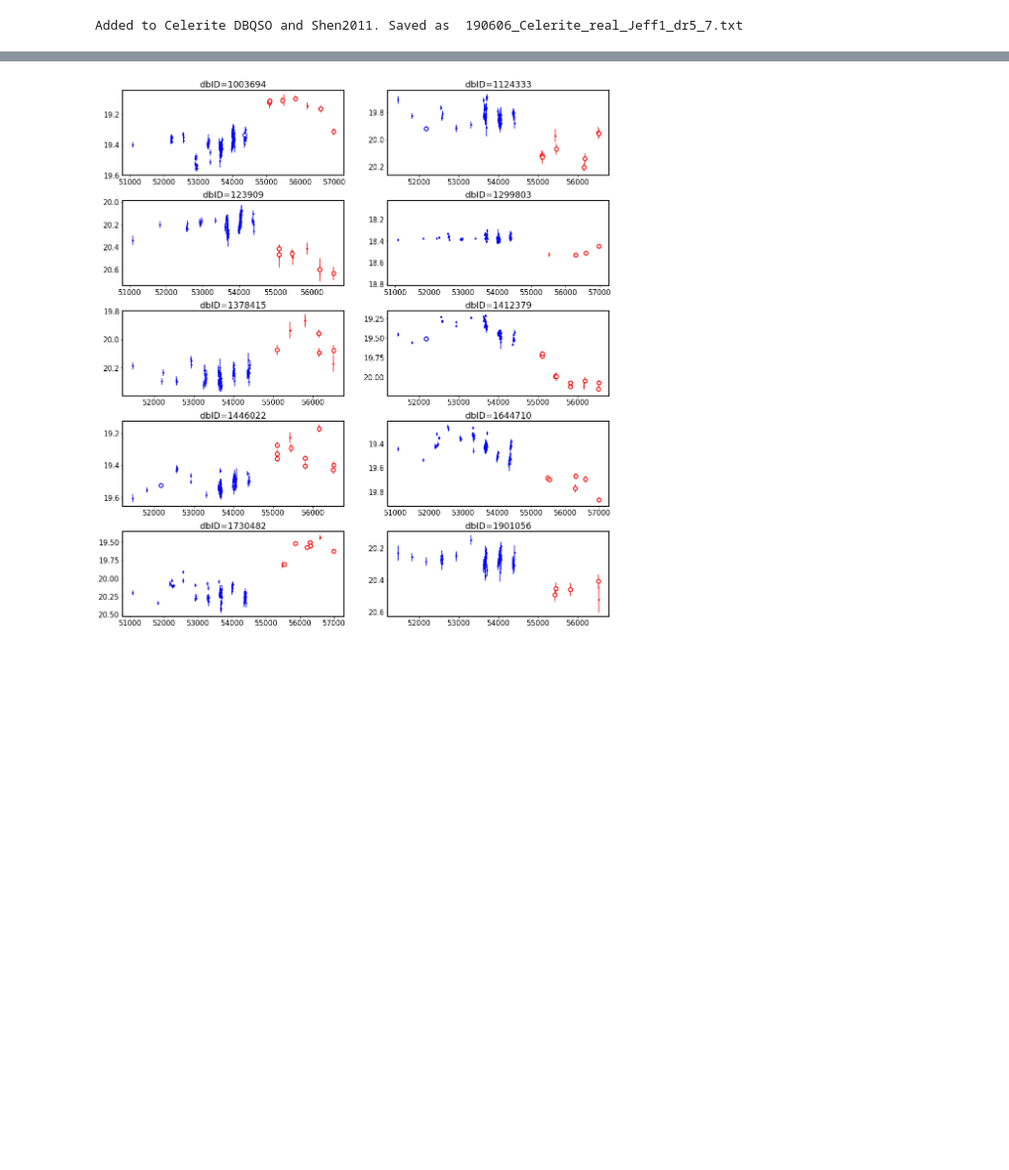
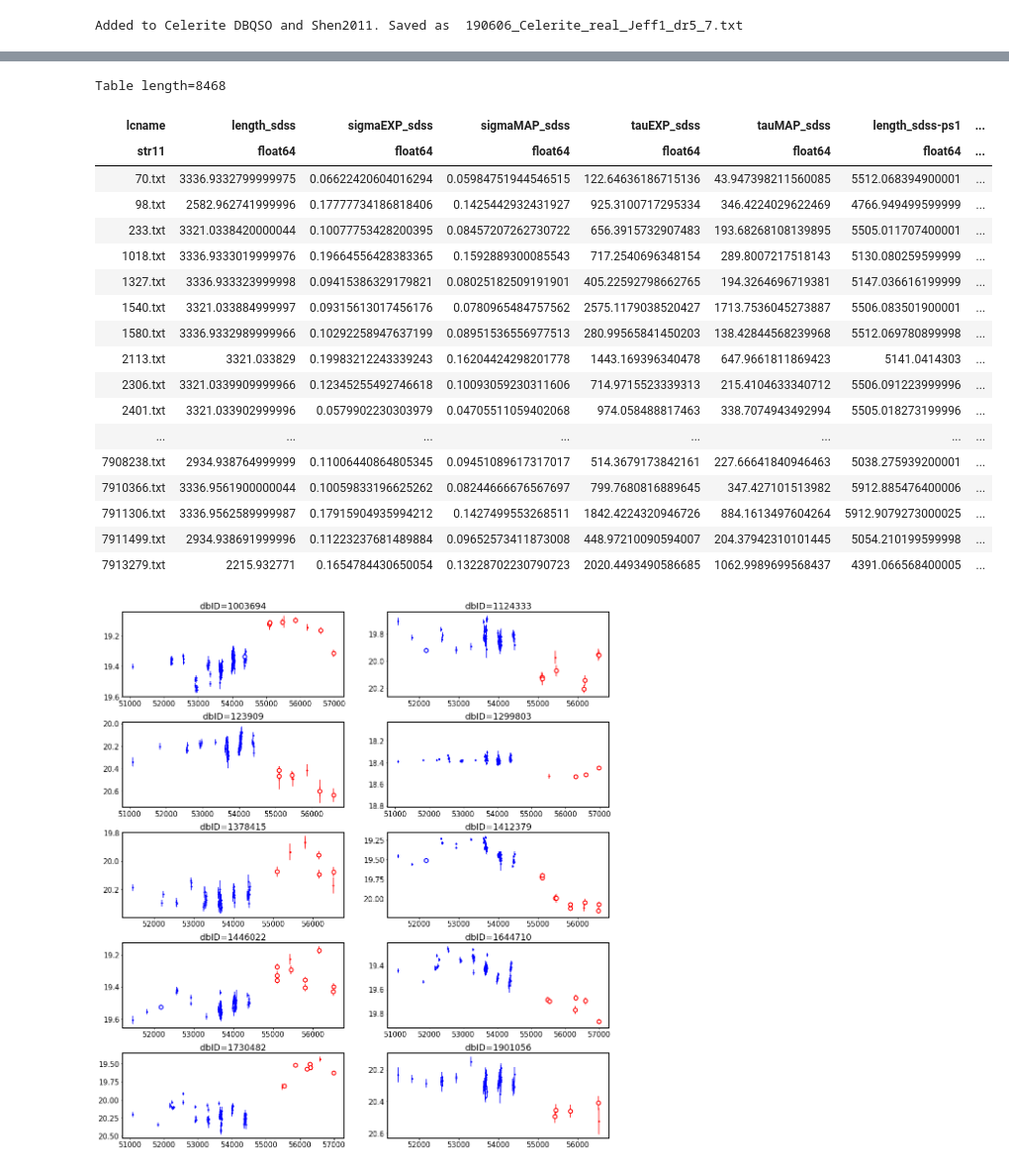
Before and after one commit to suberlak/PS1_SDSS_CRTS, a Jupyter notebook: code2/Explore_SDSS_PS1_lightcurves.ipynb, the cells around one changed output, grey strips where cells are left out. Shown at 99% size. Saved outputs shown, nothing was run; the diff lists cells and outputs as text; code cells hidden in the pictures; blank space fills up the shorter version.

```diff
--- a/code2/Explore_SDSS_PS1_lightcurves.ipynb
+++ b/code2/Explore_SDSS_PS1_lightcurves.ipynb
@@ -537,6 +564,6 @@ Added to Celerite DBQSO and Shen2011. Saved as  190606_Celerite_real_Jeff1_dr5_7
 # %%
 %matplotlib inline
-
+name = '190606_Celerite_real_Jeff1_dr5_7.txt'
 data = Table.read(name, format='ascii')
 
 # select DRW outliers
@@ -554,6 +581,8 @@ print(np.sum(m))
 # store the subset with 38 candidates...
 data.rename_column('SDSS_NAME', 'SDSSJID')
 data_clqso = data[m].copy()
+data_clqso.write('CLQSO_S82_38_candidates_FULL.txt', format='ascii')
+
 
 # split the table of 38 outliers into four sub arrays :
 #x = np.arange(1,39)
@@ -565,3 +595,25 @@ ds = [data[m][:10] , data[m][10:20] , data[m][20:30], data[m][30:] ]
+# %%
+data
+# %% [output]
+Table length=8468
+| lcname | length_sdss | sigmaEXP_sdss | sigmaMAP_sdss | tauEXP_sdss | tauMAP_sdss | length_sdss-ps1 | ... |
+| str11 | float64 | float64 | float64 | float64 | float64 | float64 | ... |
+| 70.txt | 3336.9332799999975 | 0.06622420604016294 | 0.05984751944546515 | 122.64636186715136 | 43.947398211560085 | 5512.068394900001 | ... |
+| 98.txt | 2582.962741999996 | 0.17777734186818406 | 0.1425442932431927 | 925.3100717295334 | 346.4224029622469 | 4766.949499599999 | ... |
+| 233.txt | 3321.0338420000044 | 0.10077753428200395 | 0.08457207262730722 | 656.3915732907483 | 193.68268108139895 | 5505.011707400001 | ... |
+| 1018.txt | 3336.9333019999976 | 0.19664556428383365 | 0.1592889300085543 | 717.2540696348154 | 289.8007217518143 | 5130.080259599999 | ... |
+| 1327.txt | 3336.933323999998 | 0.09415386329179821 | 0.08025182509191901 | 405.22592798662765 | 194.3264696719381 | 5147.036616199999 | ... |
+| 1540.txt | 3321.033884999997 | 0.09315613017456176 | 0.0780965484757562 | 2575.1179038520427 | 1713.7536045273887 | 5506.083501900001 | ... |
+| 1580.txt | 3336.9332989999966 | 0.10292258947637199 | 0.08951536556977513 | 280.99565841450203 | 138.42844568239968 | 5512.069780899998 | ... |
+| 2113.txt | 3321.033829 | 0.19983212243339243 | 0.16204424298201778 | 1443.169396340478 | 647.9661811869423 | 5141.0414303 | ... |
+| 2306.txt | 3321.0339909999966 | 0.12345255492746618 | 0.10093059230311606 | 714.9715523339313 | 215.4104633340712 | 5506.091223999996 | ... |
+| 2401.txt | 3321.033902999996 | 0.0579902230303979 | 0.04705511059402068 | 974.058488817463 | 338.7074943492994 | 5505.018273199996 | ... |
+| ... | ... | ... | ... | ... | ... | ... | ... |
+| 7908238.txt | 2934.938764999999 | 0.11006440864805345 | 0.09451089617317017 | 514.3679173842161 | 227.66641840946463 | 5038.275939200001 | ... |
+| 7910366.txt | 3336.9561900000044 | 0.10059833196625262 | 0.08244666676567697 | 799.7680816889645 | 347.427101513982 | 5912.885476400006 | ... |
+| 7911306.txt | 3336.9562589999987 | 0.17915904935994212 | 0.1427499553268511 | 1842.4224320946726 | 884.1613497604264 | 5912.9079273000025 | ... |
+| 7911499.txt | 2934.938691999996 | 0.11223237681489884 | 0.09652573411873008 | 448.97210090594007 | 204.37942310101445 | 5054.210199599998 | ... |
+| 7913279.txt | 2215.932771 | 0.1654784430650054 | 0.13228702230790723 | 2020.4493490586685 | 1062.9989699568437 | 4391.066568400005 | ... |
 # %%
 def print_lc_page(ds, page):
     #ylims_dic =  {'min':np.zeros(10), 'max':np.zeros(10) , 'span' : np.zeros(10) }
```
Also changed, not shown: parts of 28 cells of this notebook.
